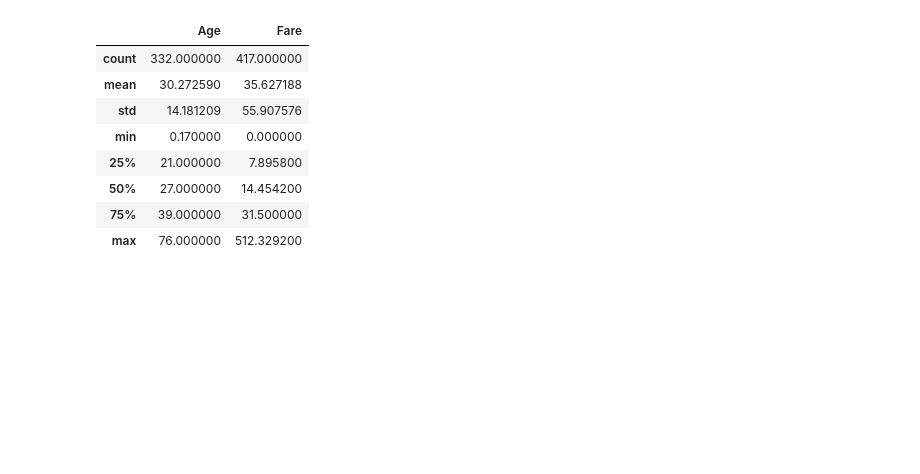
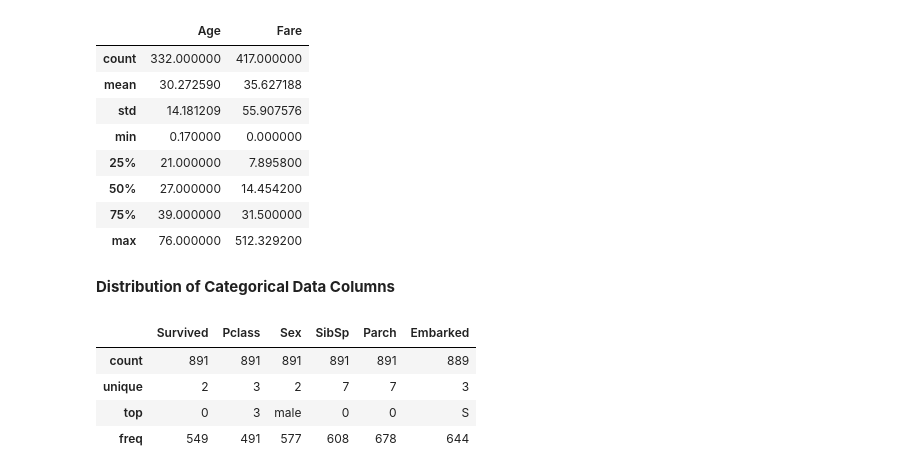
Before and after one commit to dangtrantrung/Kaggle-Titanic-ML-Project, a Jupyter notebook: notebook939491aa92.ipynb, the cells around one changed output. Saved outputs shown, nothing was run; the diff lists cells and outputs as text; code cells hidden in the pictures; blank space fills up the shorter version.

```diff
--- a/notebook939491aa92.ipynb
+++ b/notebook939491aa92.ipynb
@@ -242,3 +242,13 @@ test_df.describe()
 | 50% | 27.000000 | 14.454200 |
 | 75% | 39.000000 | 31.500000 |
 | max | 76.000000 | 512.329200 |
+# %% [markdown]
+**Distribution of Categorical Data Columns**
+# %%
+train_df.describe(include=['category'])
+# %% [output]
+|  | Survived | Pclass | Sex | SibSp | Parch | Embarked |
+| count | 891 | 891 | 891 | 891 | 891 | 889 |
+| unique | 2 | 3 | 2 | 7 | 7 | 3 |
+| top | 0 | 3 | male | 0 | 0 | S |
+| freq | 549 | 491 | 577 | 608 | 678 | 644 |
```
